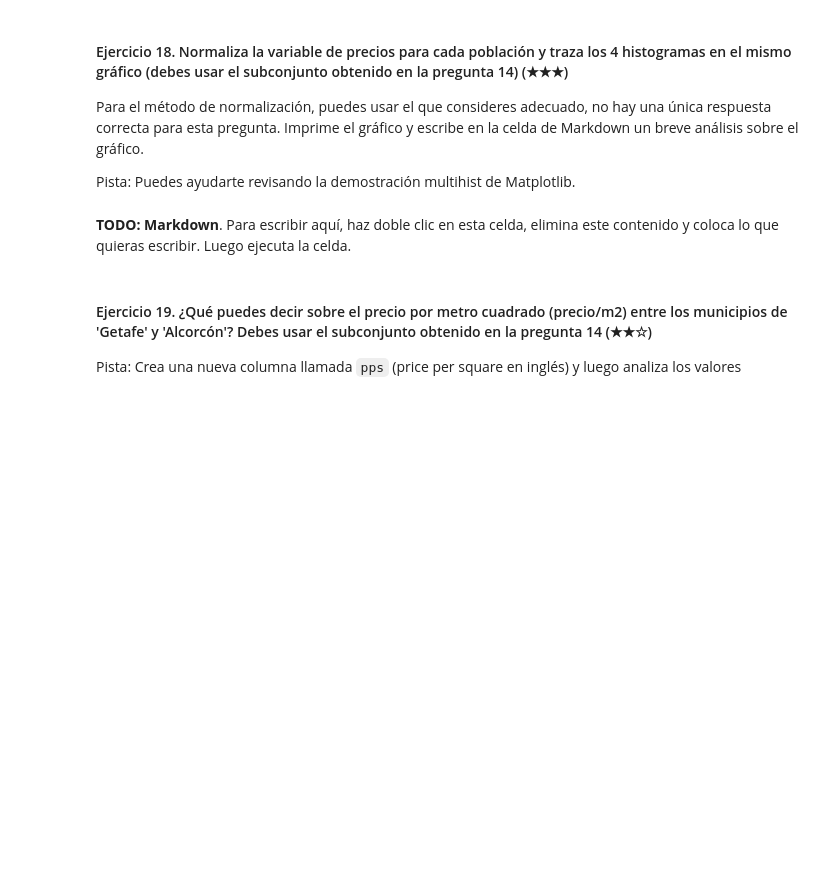
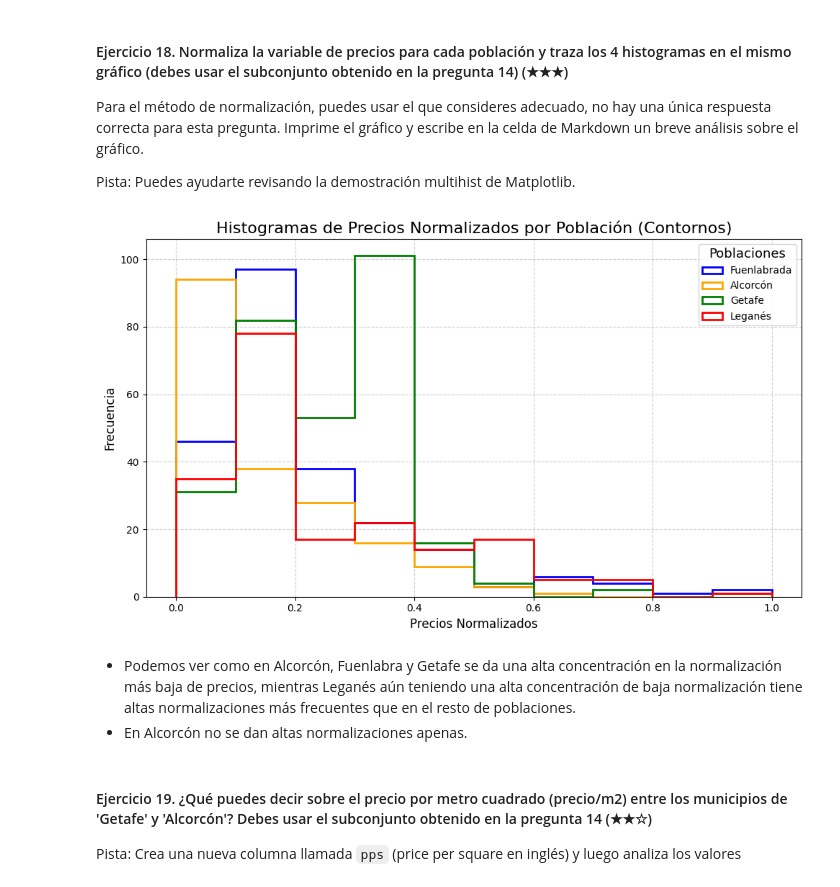
Before and after one commit to mezcolantriz/realestate-datacleanup-exercise-prework, a Jupyter notebook: project.espa.es.ipynb, the cells around one changed output. Cells and saved outputs as stored; diff of their text form; code cells hidden in the pictures; blank space fills up the shorter version.

```diff
--- a/project.espa.es.ipynb
+++ b/project.espa.es.ipynb
@@ -478,5 +562,59 @@ Pista: Puedes ayudarte revisando la demostración multihist de Matplotlib.
+# %%
+# Calcular los mínimos y máximos por población (level5)
+min_precios = cinturon_sur_ds.groupby('level5')['price'].min().rename('min_price')
+max_precios = cinturon_sur_ds.groupby('level5')['price'].max().rename('max_price')
+
+# Crear un nuevo DataFrame con los valores mínimos y máximos
+df_normalizacion = cinturon_sur_ds[['level5', 'price']].copy()
+
+# Añadir los mínimos y máximos al nuevo DataFrame
+df_normalizacion = df_normalizacion.join(min_precios, on='level5').join(max_precios, on='level5')
+
+# Aplicar la normalización min-max en el nuevo DataFrame
+df_normalizacion['normalized_prices'] = (df_normalizacion['price'] - df_normalizacion['min_price']) / (df_normalizacion['max_price'] - df_normalizacion['min_price'])
+
+# Verificar que los precios normalizados se han creado correctamente
+
+# Filtrar por cada población, ahora que ya se ha creado la columna 'normalized_prices'
+fuenlabrada = df_normalizacion[df_normalizacion['level5'] == "Fuenlabrada"]
+alcorcon = df_normalizacion[df_normalizacion['level5'] == "Alcorcón"]
+getafe = df_normalizacion[df_normalizacion['level5'] == "Getafe"]
+leganes = df_normalizacion[df_normalizacion['level5'] == "Leganés"]
+
+# Verificar que las poblaciones contienen la columna 'normalized_prices'
+#print(fuenlabrada.head())  # Deberías ver la columna 'normalized_prices'
+
+
+
+# Configurar el gráfico
+plt.figure(figsize=(10, 6))
+
+# Usar histograma tipo 'step' para mostrar solo los contornos
+plt.hist(fuenlabrada['normalized_prices'], bins=10, histtype='step', label='Fuenlabrada', color='blue', linewidth=2)
+plt.hist(alcorcon['normalized_prices'], bins=10, histtype='step', label='Alcorcón', color='orange', linewidth=2)
+plt.hist(getafe['normalized_prices'], bins=10, histtype='step', label='Getafe', color='green', linewidth=2)
+plt.hist(leganes['normalized_prices'], bins=10, histtype='step', label='Leganés', color='red', linewidth=2)
+
+# Añadir títulos y etiquetas
+plt.title('Histogramas de Precios Normalizados por Población (Contornos)', fontsize=16)
+plt.xlabel('Precios Normalizados', fontsize=12)
+plt.ylabel('Frecuencia', fontsize=12)
+
+# Mostrar la leyenda
+plt.legend(title="Poblaciones", fontsize=10, title_fontsize='13')
+
+# Añadir una cuadrícula ligera
+plt.grid(True, linestyle='--', alpha=0.6)
+
+# Mostrar el gráfico
+plt.tight_layout()
+plt.show()
+# %% [output]
+[figure, added]
 # %% [markdown]
-**TODO: Markdown**. Para escribir aquí, haz doble clic en esta celda, elimina este contenido y coloca lo que quieras escribir. Luego ejecuta la celda.
+- Podemos ver como en Alcorcón, Fuenlabra y Getafe se da una alta concentración en la normalización más baja de precios,
+  mientras Leganés aún teniendo una alta concentración de baja normalización tiene altas normalizaciones más frecuentes que en el resto de poblaciones.
+- En Alcorcón no se dan altas normalizaciones apenas.
 # %% [markdown]
 #### Ejercicio 19. ¿Qué puedes decir sobre el precio por metro cuadrado (precio/m2) entre los municipios de 'Getafe' y 'Alcorcón'? Debes usar el subconjunto obtenido en la pregunta 14 (★★☆)
 
```
Also changed, not shown: parts of 3 cells of this notebook.
